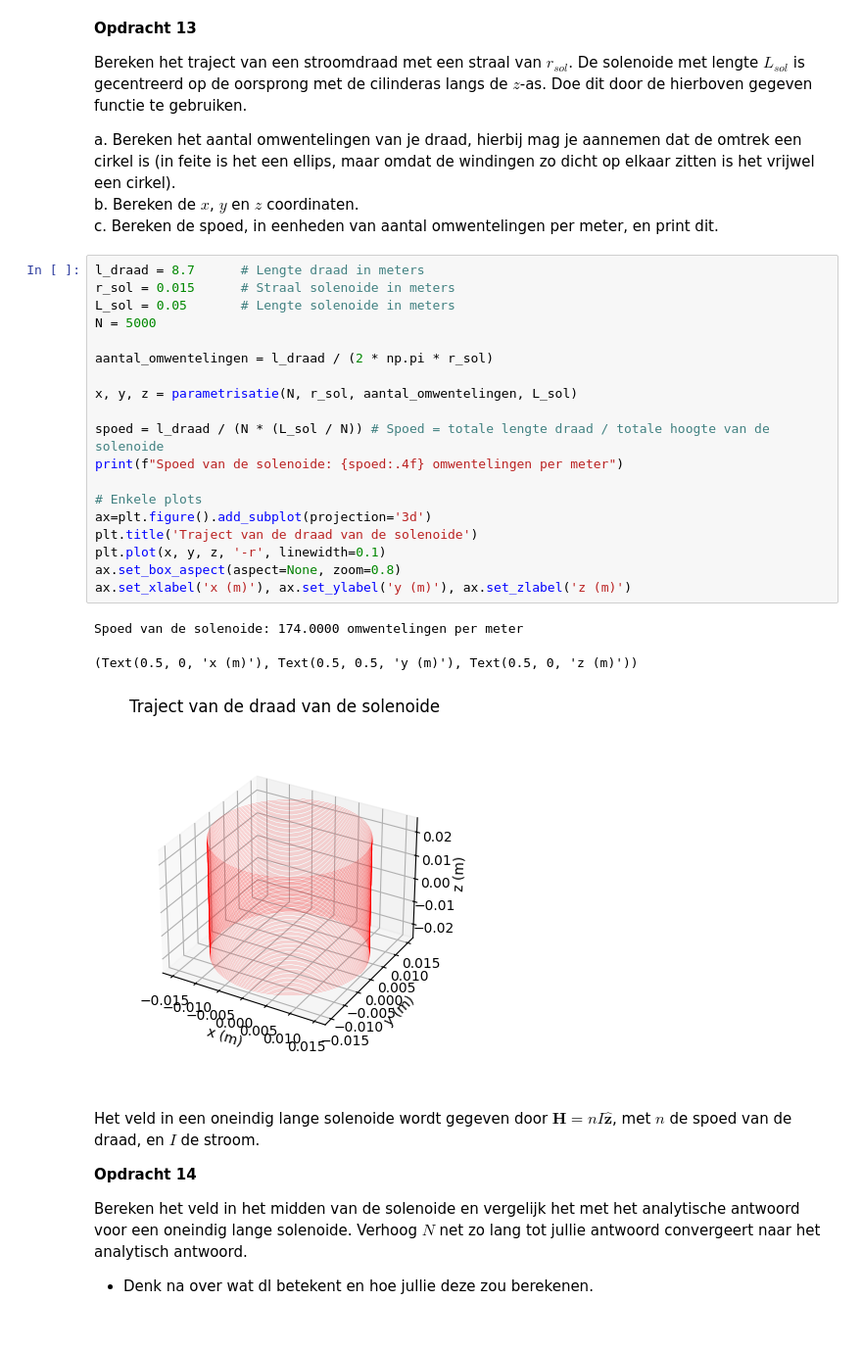
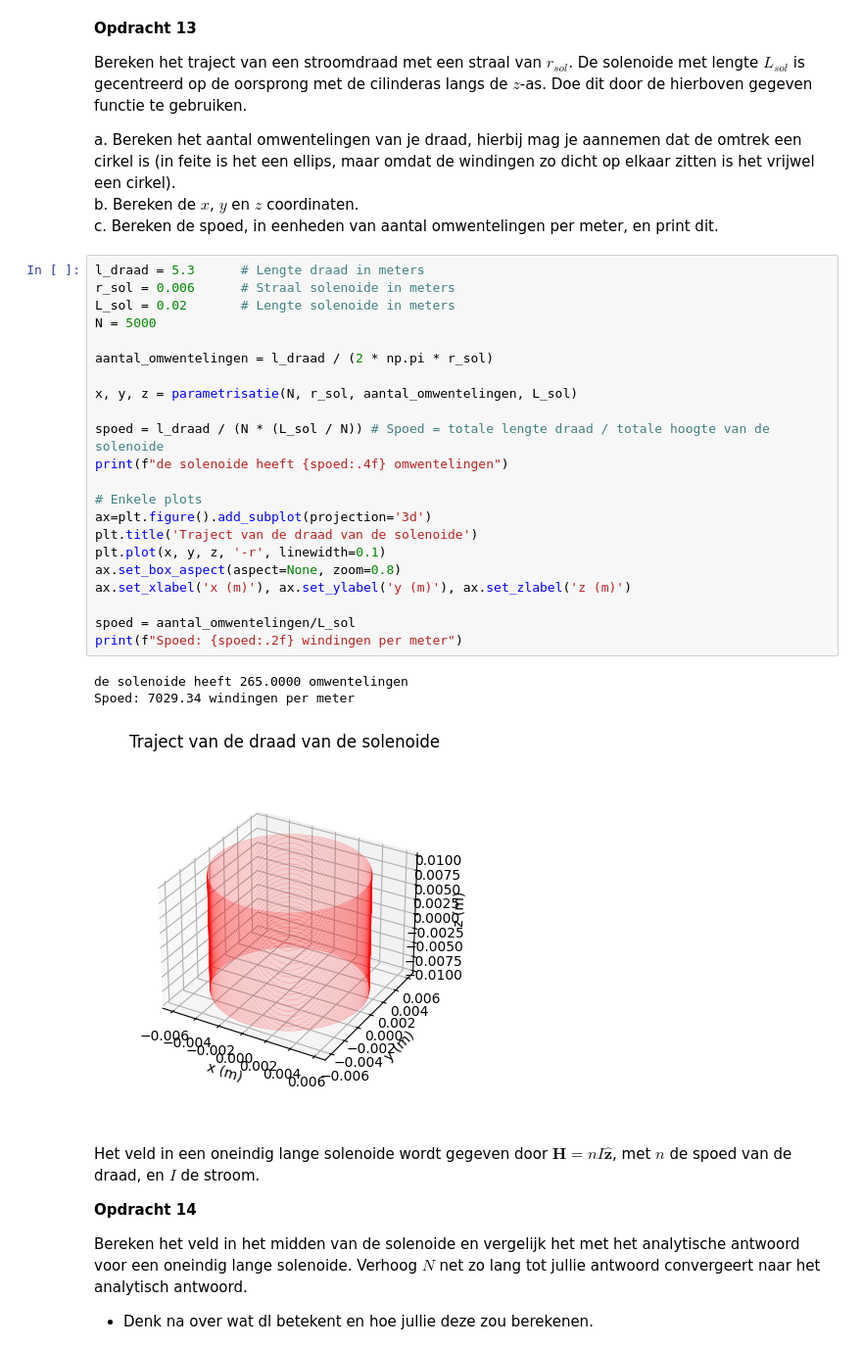
Before and after one commit to tak-max/opdrachten-DEF-D, a Jupyter notebook: DigitaleOntwerpopdrachten/1CondensatorOpdracht/KrachtactuatorOpdracht.ipynb, the cells around one changed output. Shown at 98% size. Saved outputs shown, nothing was run; the diff lists cells and outputs as text.

```diff
--- a/DigitaleOntwerpopdrachten/1CondensatorOpdracht/KrachtactuatorOpdracht.ipynb
+++ b/DigitaleOntwerpopdrachten/1CondensatorOpdracht/KrachtactuatorOpdracht.ipynb
@@ -484,28 +462,31 @@ a. Bereken het aantal omwentelingen van je draad, hierbij mag je aannemen dat de
 b. Bereken de $x$, $y$ en $z$ coordinaten.\
 c. Bereken de spoed, in eenheden van aantal omwentelingen per meter, en print dit.
 # %%
-l_draad = 8.7      # Lengte draad in meters
-r_sol = 0.015      # Straal solenoide in meters
-L_sol = 0.05       # Lengte solenoide in meters
+l_draad = 5.3      # Lengte draad in meters
+r_sol = 0.006      # Straal solenoide in meters
+L_sol = 0.02       # Lengte solenoide in meters
 N = 5000
 
 aantal_omwentelingen = l_draad / (2 * np.pi * r_sol)
 
 x, y, z = parametrisatie(N, r_sol, aantal_omwentelingen, L_sol)
 
 spoed = l_draad / (N * (L_sol / N)) # Spoed = totale lengte draad / totale hoogte van de solenoide
-print(f"Spoed van de solenoide: {spoed:.4f} omwentelingen per meter")
+print(f"de solenoide heeft {spoed:.4f} omwentelingen")
 
 # Enkele plots
 ax=plt.figure().add_subplot(projection='3d')
 plt.title('Traject van de draad van de solenoide')
 plt.plot(x, y, z, '-r', linewidth=0.1)
 ax.set_box_aspect(aspect=None, zoom=0.8)
 ax.set_xlabel('x (m)'), ax.set_ylabel('y (m)'), ax.set_zlabel('z (m)')
+
+spoed = aantal_omwentelingen/L_sol
+print(f"Spoed: {spoed:.2f} windingen per meter")
 # %% [output]
-Spoed van de solenoide: 174.0000 omwentelingen per meter
+de solenoide heeft 265.0000 omwentelingen
+Spoed: 7029.34 windingen per meter
-(Text(0.5, 0, 'x (m)'), Text(0.5, 0.5, 'y (m)'), Text(0.5, 0, 'z (m)'))
-[figure, old version]
+[figure, new version]
 # %% [markdown]
 Het veld in een oneindig lange solenoide wordt gegeven door $\mathbf{H} = n I \hat{\mathbf{z}}$, met $n$ de spoed van de draad, en $I$ de stroom.
 
```
Also changed, not shown: parts of 14 cells of this notebook.
